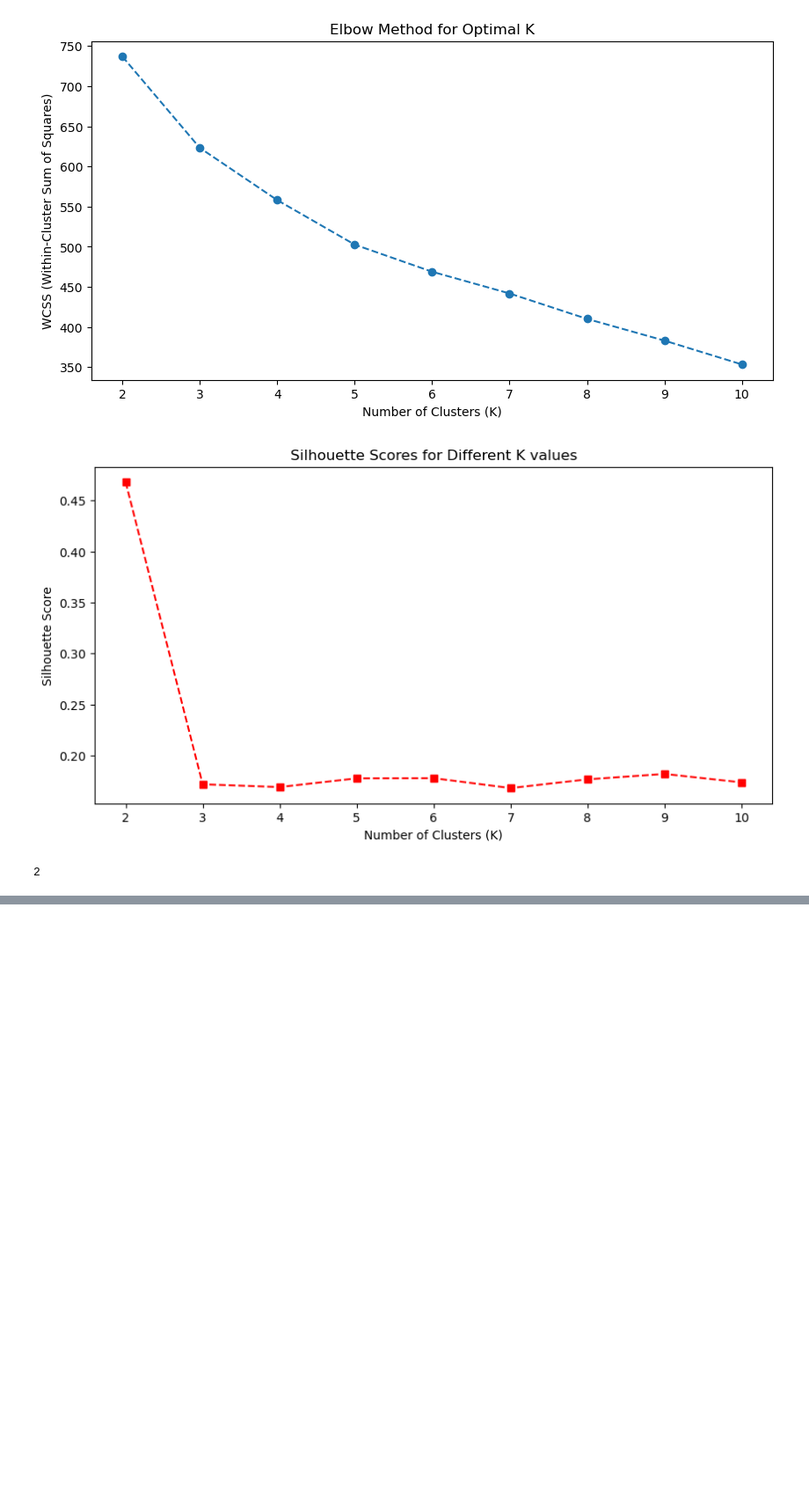
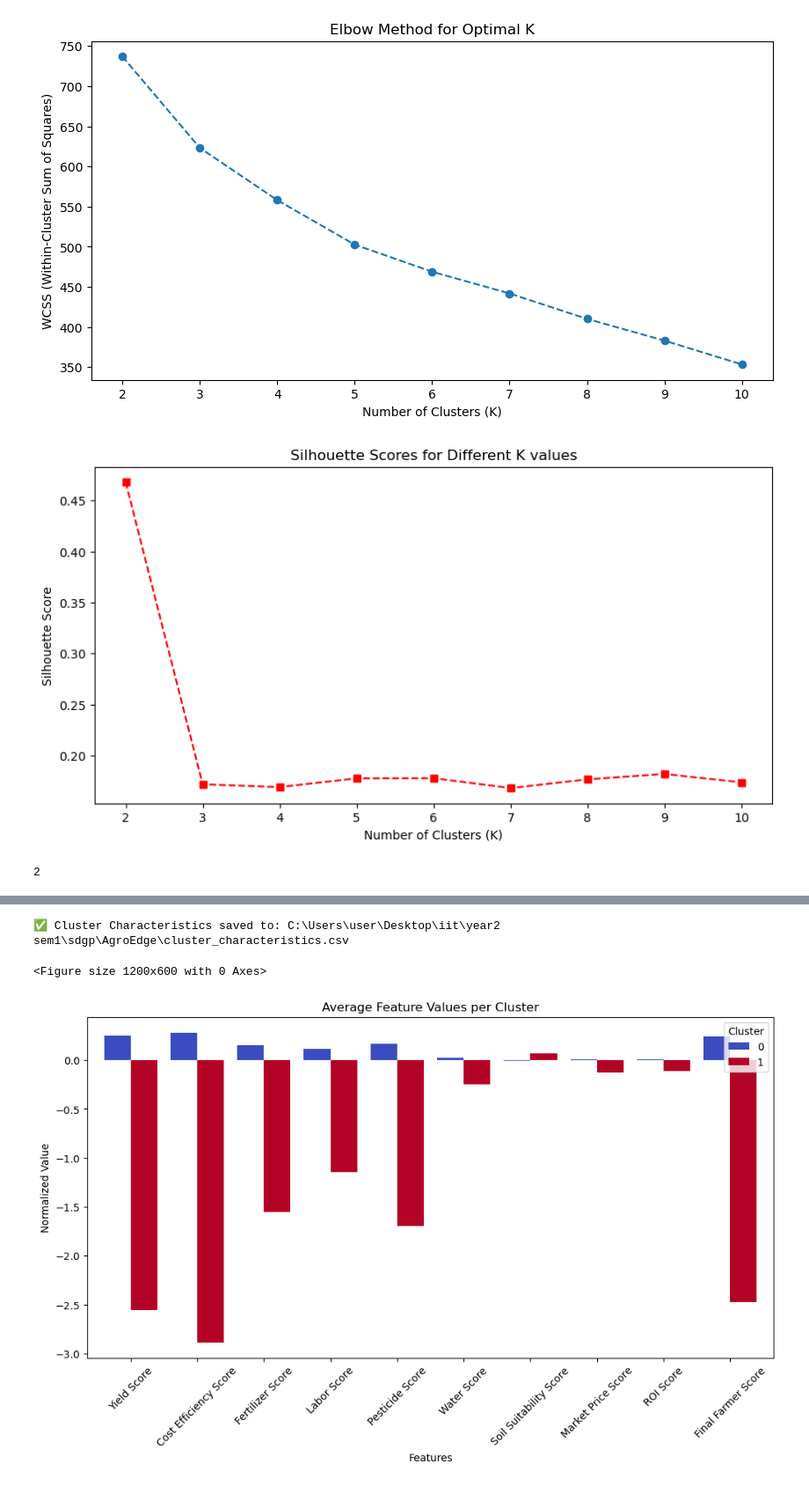
Before and after one commit to uvindu12/AgroEdge-Frontend, a Jupyter notebook: old farmers data analysis .ipynb, the cells around one changed output, grey strips where cells are left out. Shown at 88% size. Cells and saved outputs as stored; diff of their text form; code cells hidden in the pictures; blank space fills up the shorter version.

Commit message:
clustering

```diff
--- a/old farmers data analysis .ipynb
+++ b/old farmers data analysis .ipynb
@@ -725,0 +739,52 @@ NameError: name 'tools' is not defined
+# %%
+# Re-load necessary libraries and dataset after execution state reset
+import pandas as pd
+import seaborn as sns
+import matplotlib.pyplot as plt
+from sklearn.preprocessing import StandardScaler
+from sklearn.cluster import KMeans
+
+# Reload dataset
+my_file_path = r"C:\Users\user\Desktop\iit\year2 sem1\sdgp\AgroEdge\cleaned_farmer_data.csv"
+clean_farming_data = pd.read_csv(my_file_path)
+
+# Select features again
+selected_features = [
+    "Yield Score", "Cost Efficiency Score", "Fertilizer Score", "Labor Score",
+    "Pesticide Score", "Water Score", "Soil Suitability Score",
+    "Market Price Score", "ROI Score", "Final Farmer Score"
+]
+
+clean_farming_data_selected = clean_farming_data[selected_features]
+
+# Normalize data again
+scaler = StandardScaler()
+clean_farming_data_scaled = pd.DataFrame(scaler.fit_transform(clean_farming_data_selected), columns=selected_features)
+
+# Reapply K-Means clustering (K=2 based on previous results)
+kmeans = KMeans(n_clusters=2, random_state=42, n_init=10)
+clean_farming_data_scaled["Cluster"] = kmeans.fit_predict(clean_farming_data_scaled)
+
+# Step 4: Understanding Cluster Characteristics
+cluster_summary = clean_farming_data_scaled.groupby("Cluster").mean()
+
+# Save the cluster characteristics to a CSV file for analysis
+output_cluster_summary_path = r"C:\Users\user\Desktop\iit\year2 sem1\sdgp\AgroEdge\cluster_characteristics.csv"
+cluster_summary.to_csv(output_cluster_summary_path)
+
+# Print message for user reference
+print(f"✅ Cluster Characteristics saved to: {output_cluster_summary_path}")
+
+# Visualize cluster characteristics using bar plots
+plt.figure(figsize=(12, 6))
+cluster_summary.T.plot(kind="bar", figsize=(12, 6), colormap="coolwarm", width=0.8)
+plt.title("Average Feature Values per Cluster")
+plt.ylabel("Normalized Value")
+plt.xlabel("Features")
+plt.xticks(rotation=45)
+plt.legend(title="Cluster", loc="upper right")
+plt.show()
+# %% [output]
+✅ Cluster Characteristics saved to: C:\Users\user\Desktop\iit\year2 sem1\sdgp\AgroEdge\cluster_characteristics.csv
+<Figure size 1200x600 with 0 Axes>
+[figure, added]
```
Also changed, not shown: parts of 2 cells of this notebook, 1 other file.
